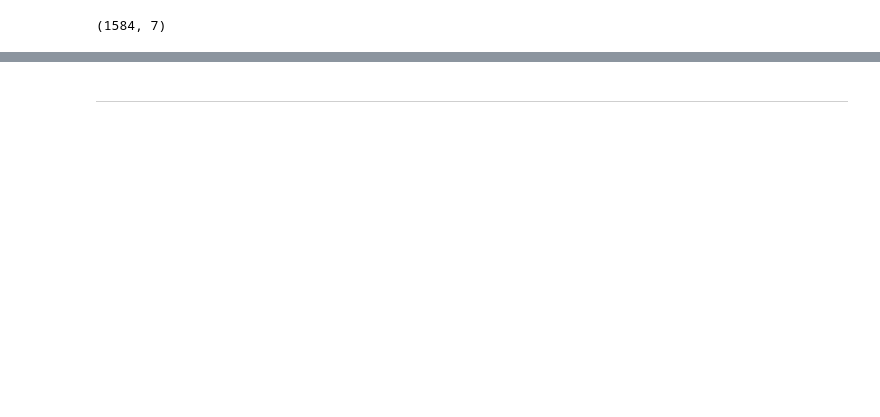
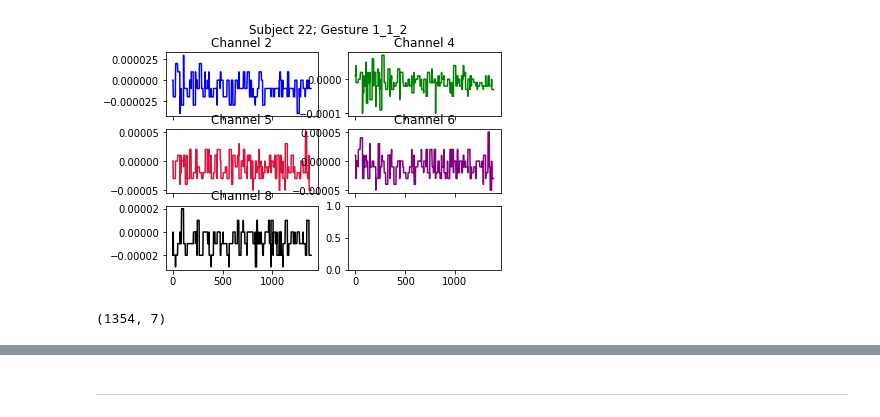
Before and after one commit to samvoisin/TDAforGesturePredictionsEMG, a Jupyter notebook: subsample_dev.ipynb, the cells around one changed output, grey strips where cells are left out. Saved outputs shown, nothing was run; the diff lists cells and outputs as text; code cells hidden in the pictures; blank space fills up the shorter version.

```diff
--- a/subsample_dev.ipynb
+++ b/subsample_dev.ipynb
@@ -35,16 +37,20 @@ def trim_array(a, axis=0):
 # %%
 dc = DataCube(
-        subjects=["10", "20"],
+        subjects=["10", "20", "22"],
         gestures=["1", "2", "3", "4"],
         channels=["2", "4", "5", "6", "8"],
         data_grp="parsed"
         )
 dc.load_data()
+# %%
+dc.plot_gests("22", "1_1_2")
+# %% [output]
+[figure, added]
 # %%
-tst=dc.data_set["10"]["2_0_2"]
+tst=dc.data_set["22"]["1_1_2"]
 tst.shape
 # %% [output]
-(1584, 7)
+(1354, 7)
 # %%
 sf = tst[0, :].reshape(1, -1)
 c = 0
```
Also changed, not shown: parts of 5 cells of this notebook, 3 other files.
